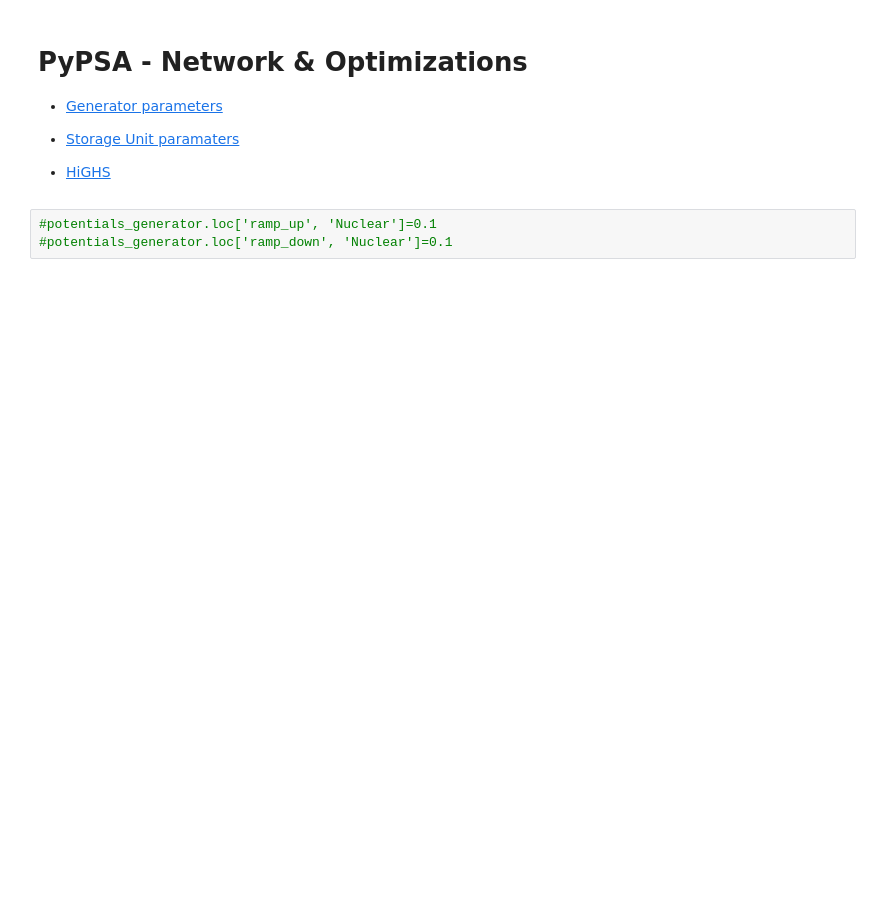
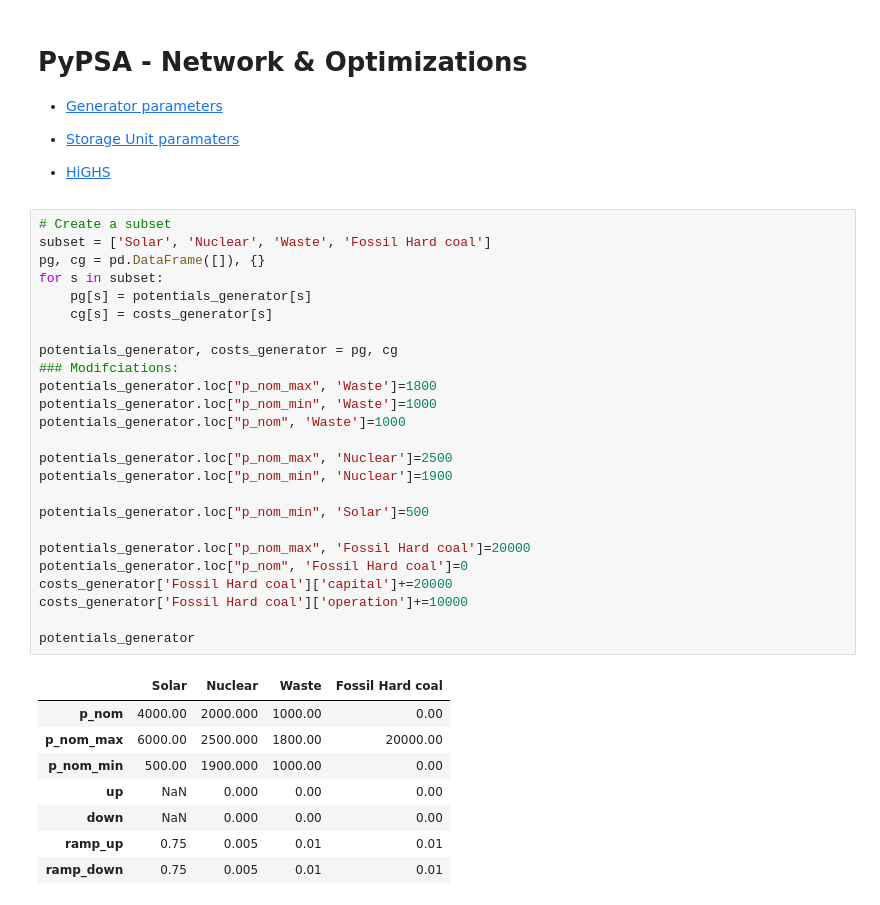
Before and after one commit to menkobalazs/power-systems-analysis, a Jupyter notebook: 01_pypsa_sandbox.ipynb, the cells around one changed output. Cells and saved outputs as stored; diff of their text form; blank space fills up the shorter version.

```diff
--- a/01_pypsa_sandbox.ipynb
+++ b/01_pypsa_sandbox.ipynb
@@ -48,9 +45,40 @@ change_costs(costs_generator, ['Nuclear'], ['operation'],
 
 
 - [HiGHS](https://en.wikipedia.org/wiki/HiGHS_optimization_solver)
-# %%
-#potentials_generator.loc['ramp_up', 'Nuclear']=0.1
-#potentials_generator.loc['ramp_down', 'Nuclear']=0.1
+# %%
+# Create a subset
+subset = ['Solar', 'Nuclear', 'Waste', 'Fossil Hard coal']
+pg, cg = pd.DataFrame([]), {}
+for s in subset:
+    pg[s] = potentials_generator[s]
+    cg[s] = costs_generator[s]
+
+potentials_generator, costs_generator = pg, cg
+### Modifciations:
+potentials_generator.loc["p_nom_max", 'Waste']=1800
+potentials_generator.loc["p_nom_min", 'Waste']=1000
+potentials_generator.loc["p_nom", 'Waste']=1000
+
+potentials_generator.loc["p_nom_max", 'Nuclear']=2500
+potentials_generator.loc["p_nom_min", 'Nuclear']=1900
+
+potentials_generator.loc["p_nom_min", 'Solar']=500
+
+potentials_generator.loc["p_nom_max", 'Fossil Hard coal']=20000
+potentials_generator.loc["p_nom", 'Fossil Hard coal']=0
+costs_generator['Fossil Hard coal']['capital']+=20000
+costs_generator['Fossil Hard coal']['operation']+=10000
+
+potentials_generator
+# %% [output]
+|  | Solar | Nuclear | Waste | Fossil Hard coal |
+| p_nom | 4000.00 | 2000.000 | 1000.00 | 0.00 |
+| p_nom_max | 6000.00 | 2500.000 | 1800.00 | 20000.00 |
+| p_nom_min | 500.00 | 1900.000 | 1000.00 | 0.00 |
+| up | NaN | 0.000 | 0.00 | 0.00 |
+| down | NaN | 0.000 | 0.00 | 0.00 |
+| ramp_up | 0.75 | 0.005 | 0.01 | 0.01 |
+| ramp_down | 0.75 | 0.005 | 0.01 | 0.01 |
 # %%
 # Building the network
 network = pypsa.Network(name='Network')
```
Also changed, not shown: parts of 8 cells of this notebook.
